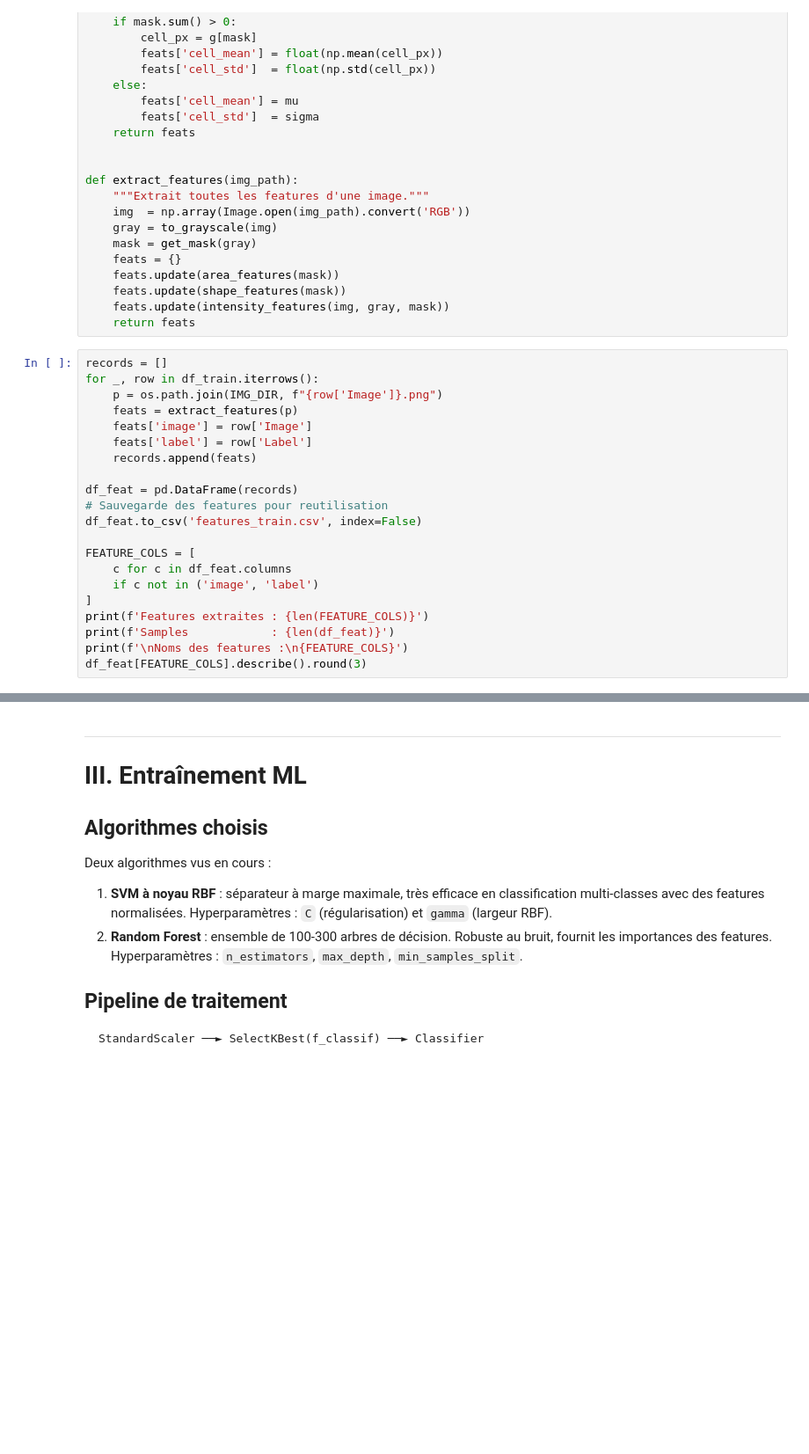
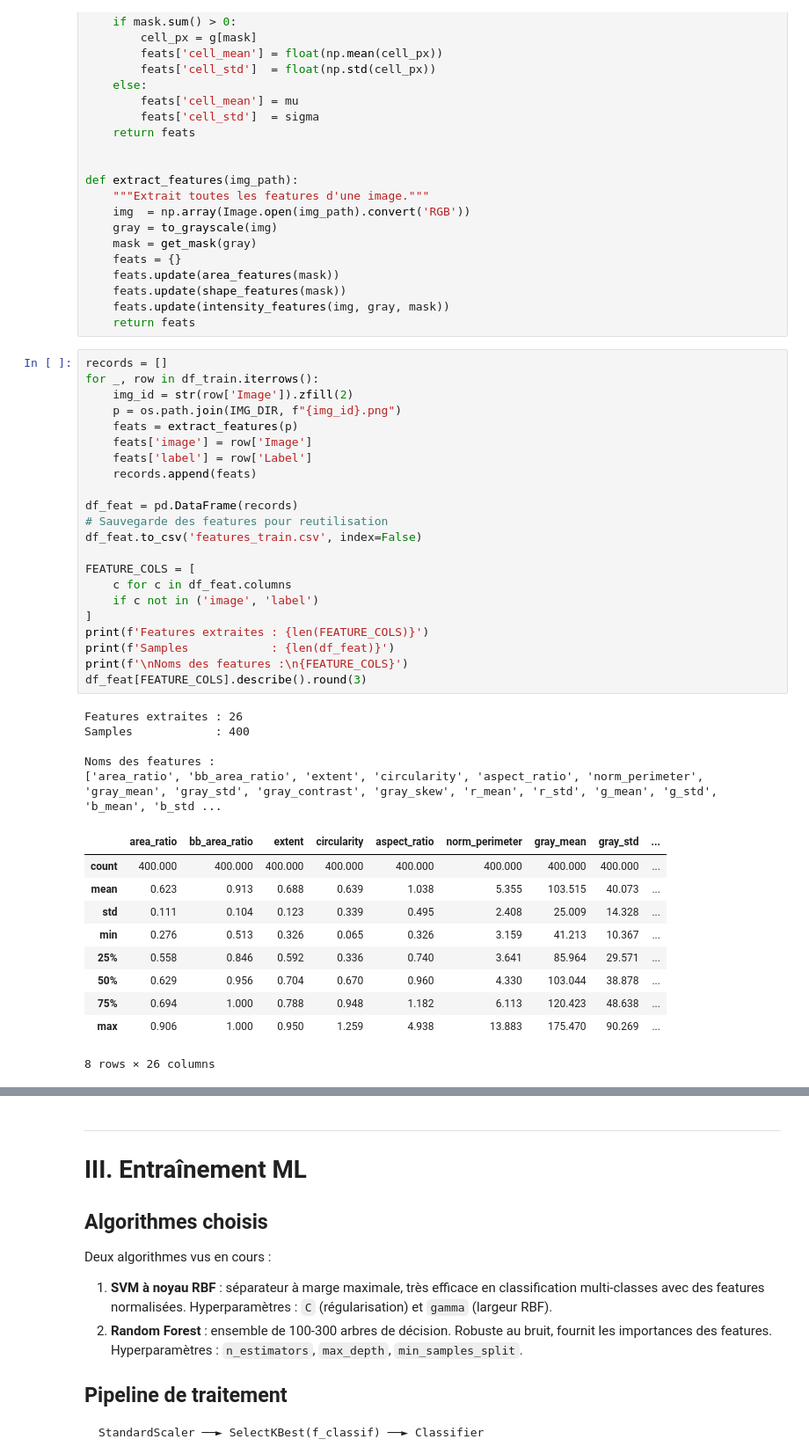
Before and after one commit to YannRM1/IA-Optimisation, a Jupyter notebook: projet_IA_optimisation.ipynb, the cells around one changed output, grey strips where cells are left out. Shown at 88% size. Cells and saved outputs as stored; diff of their text form; blank space fills up the shorter version.

```diff
--- a/projet_IA_optimisation.ipynb
+++ b/projet_IA_optimisation.ipynb
@@ -250,24 +271,41 @@ def extract_features(img_path):
 # %%
 records = []
 for _, row in df_train.iterrows():
-    p = os.path.join(IMG_DIR, f"{row['Image']}.png")
+    img_id = str(row['Image']).zfill(2)
+    p = os.path.join(IMG_DIR, f"{img_id}.png")
     feats = extract_features(p)
     feats['image'] = row['Image']
     feats['label'] = row['Label']
     records.append(feats)
 
 df_feat = pd.DataFrame(records)
 # Sauvegarde des features pour reutilisation
 df_feat.to_csv('features_train.csv', index=False)
 
 FEATURE_COLS = [
     c for c in df_feat.columns
     if c not in ('image', 'label')
 ]
 print(f'Features extraites : {len(FEATURE_COLS)}')
 print(f'Samples            : {len(df_feat)}')
 print(f'\nNoms des features :\n{FEATURE_COLS}')
 df_feat[FEATURE_COLS].describe().round(3)
+# %% [output]
+Features extraites : 26
+Samples            : 400
+
+Noms des features :
+['area_ratio', 'bb_area_ratio', 'extent', 'circularity', 'aspect_ratio', 'norm_perimeter', 'gray_mean', 'gray_std', 'gray_contrast', 'gray_skew', 'r_mean', 'r_std', 'g_mean', 'g_std', 'b_mean', 'b_std ...
+|  | area_ratio | bb_area_ratio | extent | circularity | aspect_ratio | norm_perimeter | gray_mean | gray_std | ... |
+| count | 400.000 | 400.000 | 400.000 | 400.000 | 400.000 | 400.000 | 400.000 | 400.000 | ... |
+| mean | 0.623 | 0.913 | 0.688 | 0.639 | 1.038 | 5.355 | 103.515 | 40.073 | ... |
+| std | 0.111 | 0.104 | 0.123 | 0.339 | 0.495 | 2.408 | 25.009 | 14.328 | ... |
+| min | 0.276 | 0.513 | 0.326 | 0.065 | 0.326 | 3.159 | 41.213 | 10.367 | ... |
+| 25% | 0.558 | 0.846 | 0.592 | 0.336 | 0.740 | 3.641 | 85.964 | 29.571 | ... |
+| 50% | 0.629 | 0.956 | 0.704 | 0.670 | 0.960 | 4.330 | 103.044 | 38.878 | ... |
+| 75% | 0.694 | 1.000 | 0.788 | 0.948 | 1.182 | 6.113 | 120.423 | 48.638 | ... |
+| max | 0.906 | 1.000 | 0.950 | 1.259 | 4.938 | 13.883 | 175.470 | 90.269 | ... |
+8 rows × 26 columns
 # %%
 COLORS = {
     'Lymphocyte': '#1f77b4',
```
Also changed, not shown: parts of 10 cells of this notebook, 1 other file.
